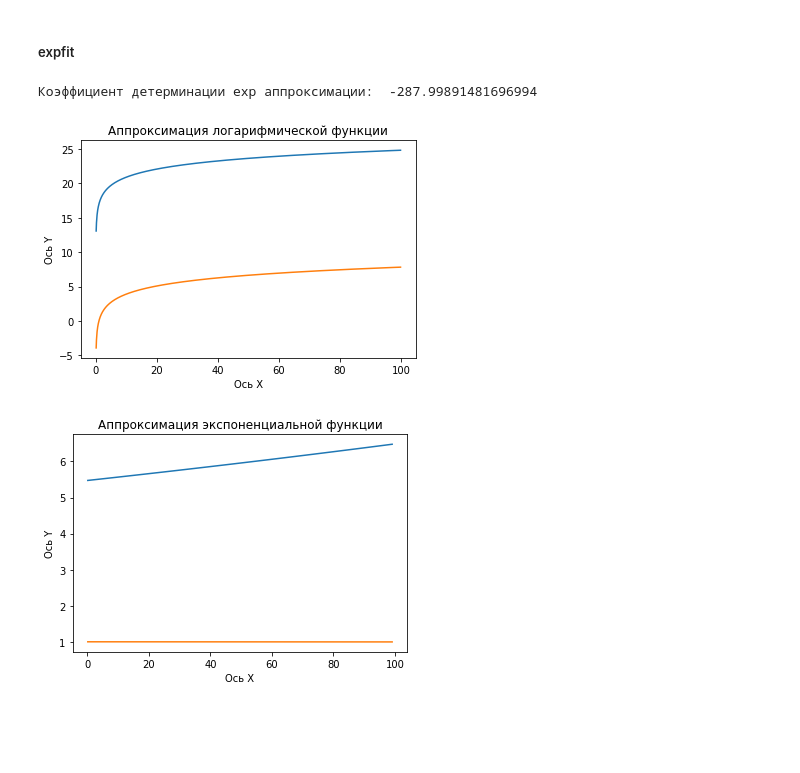
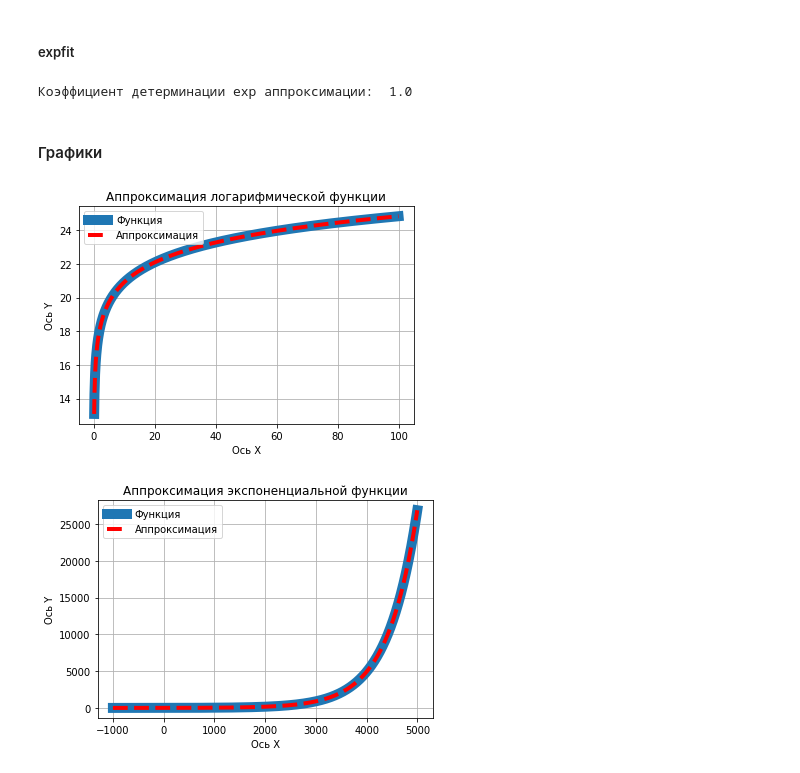
Before and after one commit to Niatomi/jupyter-approximation, a Jupyter notebook: Third/var17.ipynb, the cells around one changed output. Drawn from its saved outputs; the diff is of its cells as text; code cells hidden in the pictures; blank space fills up the shorter version.

```diff
--- a/Third/var17.ipynb
+++ b/Third/var17.ipynb
@@ -14,7 +14,7 @@ def logfit(X, Y, currentX):
 # %%
-def expfit(X, Y, currentX):
-    a = np.polyfit(np.log(X), Y, 9)
-    return np.exp(1)**(a[0] + a[1]*currentX)
+def expfit(X, Y, iterableX):
+    a = np.polyfit(X, np.log(Y), 1)
+    return np.exp(a[1] + a[0]*iterableX)
 # %% [markdown]
 #### Самостоятельное задание
 # %% [markdown]
@@ -22,14 +24,12 @@ def expfit(X, Y, currentX):
 # %%
 def f1(x):
-    N = 17
-    a0 = N
-    a1 = N/10
+    a0 = 17
+    a1 = 17/10
     return a0 + a1 * np.log(x)
 # %%
 def f2(x):
-    N = 17
-    a0 = N / 10
-    a1 = N / 10000
+    a0 = 17 / 10
+    a1 = 17 / 10000
     return np.exp(a0 + a1 * x)
 # %% [markdown]
 #### Аппроксимируйте каждую из функций с помощью logfit и expfit, постройте два графика результатов аппроксимации вместе с исходными значениями, выведите коэффициенты детерминации для каждой аппроксимации.
@@ -52,7 +52,7 @@ print('Коэффициент детерминации log аппроксима
 # %% [markdown]
 ##### expfit
 # %%
-X2 = np.arange(0.1, 100, 1)
+X2 = np.arange(-1000, 5000, 1)
 Yexp = []
 for x in X2:
     Yexp.append(f2(x))
@@ -63,22 +63,34 @@ for x in X2:
 
 print('Коэффициент детерминации exp аппроксимации: ', det(Yexp, Y1exp))
 # %% [output]
-Коэффициент детерминации exp аппроксимации:  -287.99891481696994
+Коэффициент детерминации exp аппроксимации:  1.0
+# %% [markdown]
+#### Графики
 # %%
 plt.title('Аппроксимация логарифмической функции')
 plt.xlabel('Ось Х')
 plt.ylabel('Ось Y')
-plt.plot(X1, Ylog)
-plt.plot(X1, Y1log)
+
+plt.plot(X1, Ylog, lw = 10)
+plt.plot(X1, Y1log, 'r--', lw=4)
+
+plt.legend(['Функция', 'Аппроксимация'])
+
+plt.grid()
 plt.show()
 # %% [output]
-[figure, old version]
+[figure, new version]
 # %%
 plt.title('Аппроксимация экспоненциальной функции')
 plt.xlabel('Ось Х')
 plt.ylabel('Ось Y')
-plt.plot(X2, Yexp)
-plt.plot(X2, Y1exp)
+
+plt.plot(X2, Yexp, lw = 10)
+plt.plot(X2, Y1exp, 'r--', lw = 4)
+
+plt.legend(['Функция', 'Аппроксимация'])
+
+plt.grid()
 plt.show()
 # %% [output]
-[figure, old version]
+[figure, new version]
```
Also changed, not shown: parts of 3 cells of this notebook.
